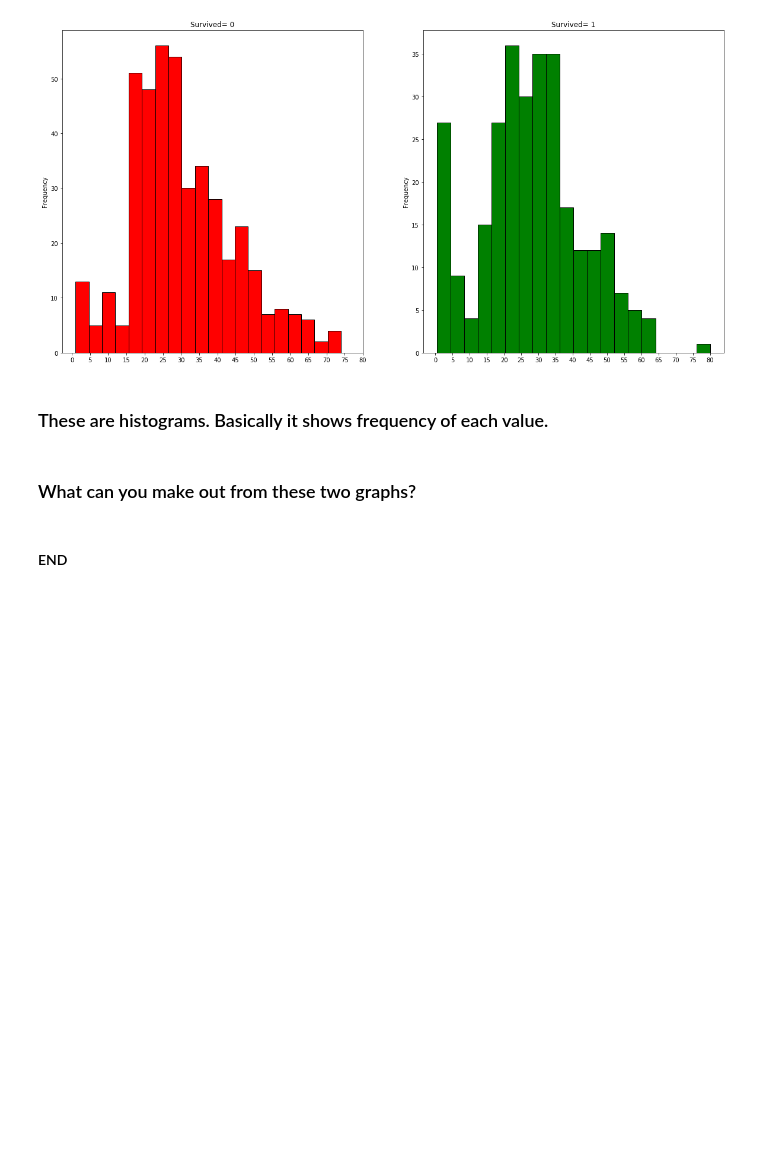
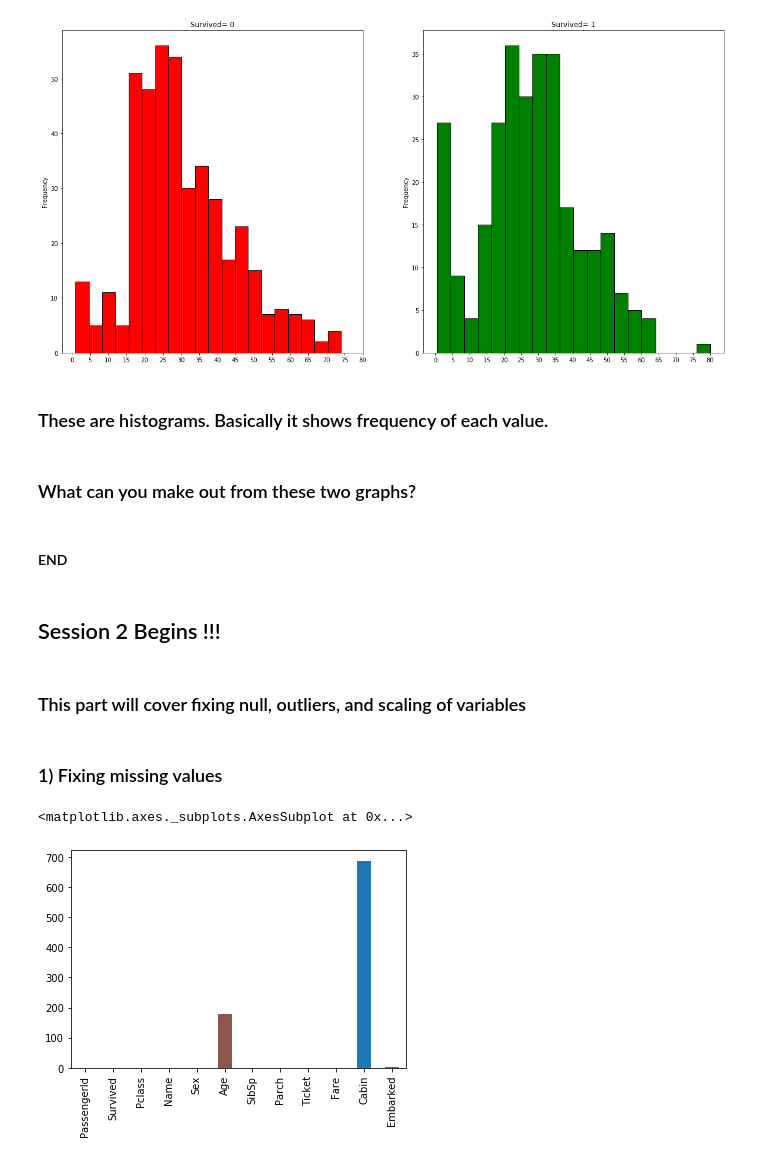
Before and after one commit to prakharlovesdata/ML-sessions, a Jupyter notebook: Sessions/EDA_SESSION_1.ipynb, the cells around one changed output. Cells and saved outputs as stored; diff of their text form; code cells hidden in the pictures; blank space fills up the shorter version.

```diff
--- a/Sessions/EDA_SESSION_1.ipynb
+++ b/Sessions/EDA_SESSION_1.ipynb
@@ -203,3 +203,15 @@ plt.show()
 ### The chances of babies surviving was high
 # %% [markdown]
 #### END
+# %% [markdown]
+## Session 2 Begins !!!
+# %% [markdown]
+### This part will cover fixing null, outliers, and scaling of variables
+# %% [markdown]
+### 1) Fixing missing values
+# %%
+# lets check the null counts
+data.isnull().sum().plot(kind='bar')
+# %% [output]
+<matplotlib.axes._subplots.AxesSubplot at 0x...>
+[figure, added]
```
Also changed, not shown: parts of 21 cells of this notebook.
